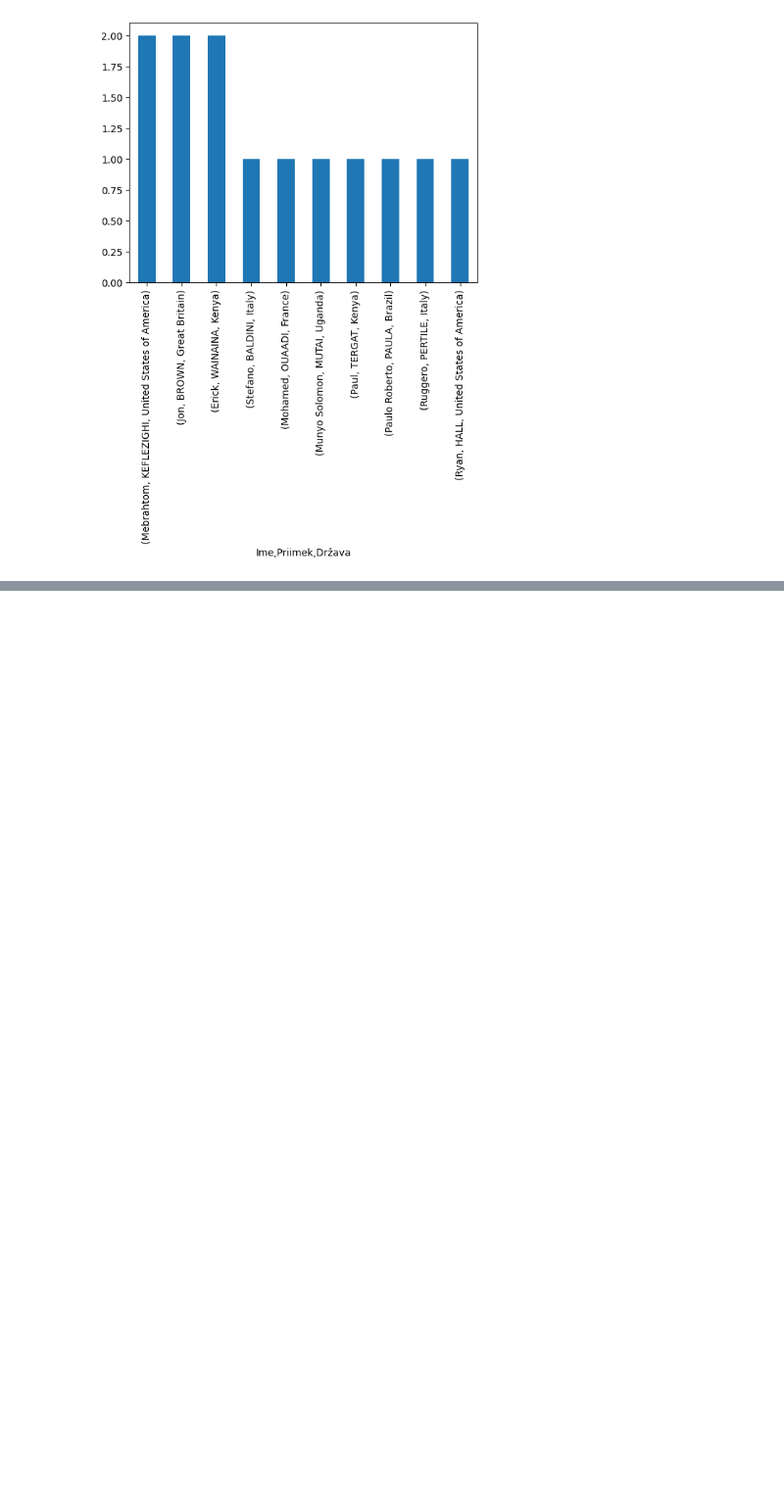
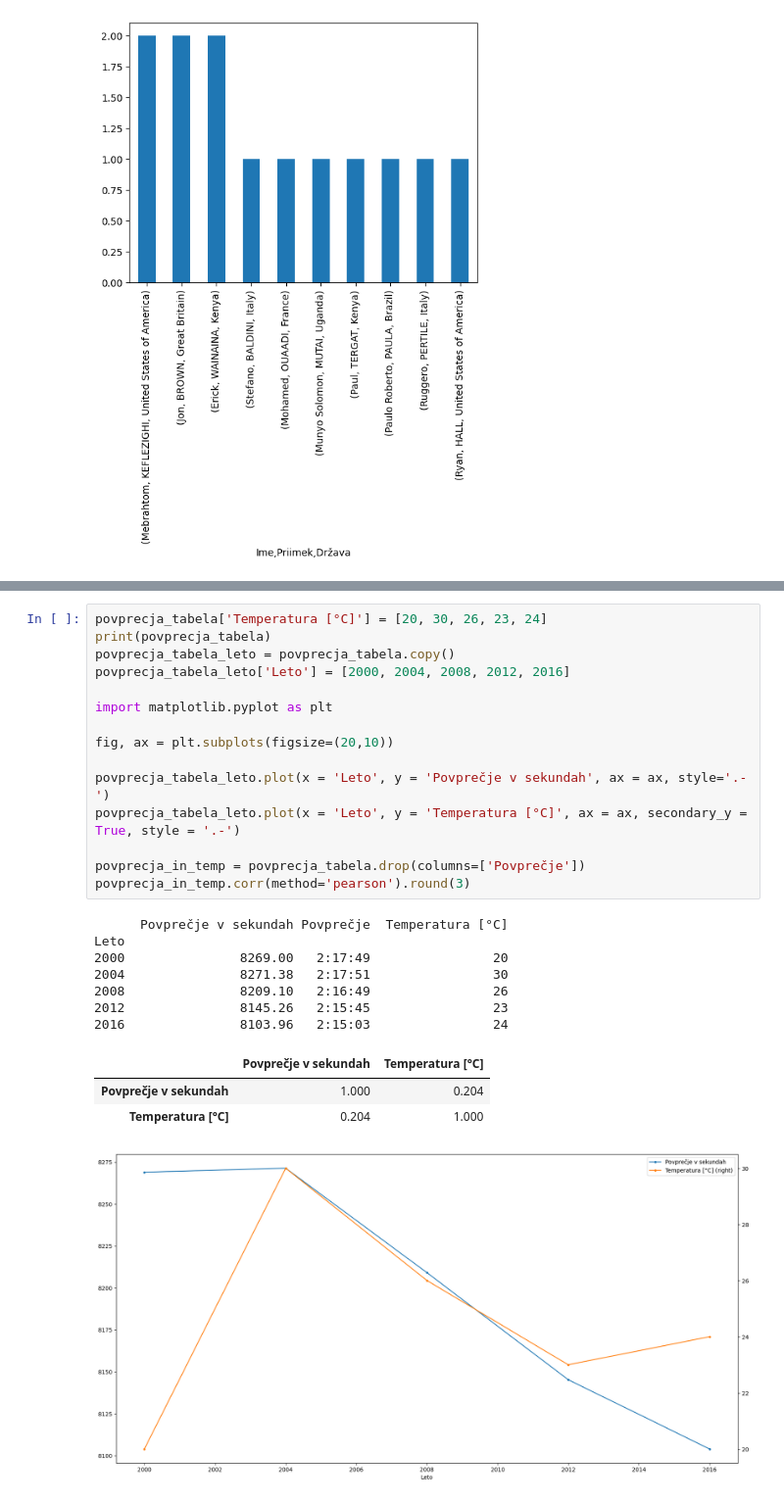
Before and after one commit to JakaSprah/Projektna_naloga, a Jupyter notebook: analiza.ipynb, the cells around one changed output, grey strips where cells are left out. Shown at 98% size. Drawn from its saved outputs; the diff is of its cells as text; blank space fills up the shorter version.

```diff
--- a/analiza.ipynb
+++ b/analiza.ipynb
@@ -146,0 +150,27 @@ rezultati_posamezniki_10.head(10).plot.bar()
+# %%
+povprecja_tabela['Temperatura [°C]'] = [20, 30, 26, 23, 24]
+print(povprecja_tabela)
+povprecja_tabela_leto = povprecja_tabela.copy()
+povprecja_tabela_leto['Leto'] = [2000, 2004, 2008, 2012, 2016]
+
+import matplotlib.pyplot as plt
+
+fig, ax = plt.subplots(figsize=(20,10))
+
+povprecja_tabela_leto.plot(x = 'Leto', y = 'Povprečje v sekundah', ax = ax, style='.-')
+povprecja_tabela_leto.plot(x = 'Leto', y = 'Temperatura [°C]', ax = ax, secondary_y = True, style = '.-')
+
+povprecja_in_temp = povprecja_tabela.drop(columns=['Povprečje'])
+povprecja_in_temp.corr(method='pearson').round(3)
+# %% [output]
+      Povprečje v sekundah Povprečje  Temperatura [°C]
+Leto
+2000               8269.00   2:17:49                20
+2004               8271.38   2:17:51                30
+2008               8209.10   2:16:49                26
+2012               8145.26   2:15:45                23
+2016               8103.96   2:15:03                24
+|  | Povprečje v sekundah | Temperatura [°C] |
+| Povprečje v sekundah | 1.000 | 0.204 |
+| Temperatura [°C] | 0.204 | 1.000 |
+[figure, added]
```
Also changed, not shown: parts of 4 cells of this notebook.
